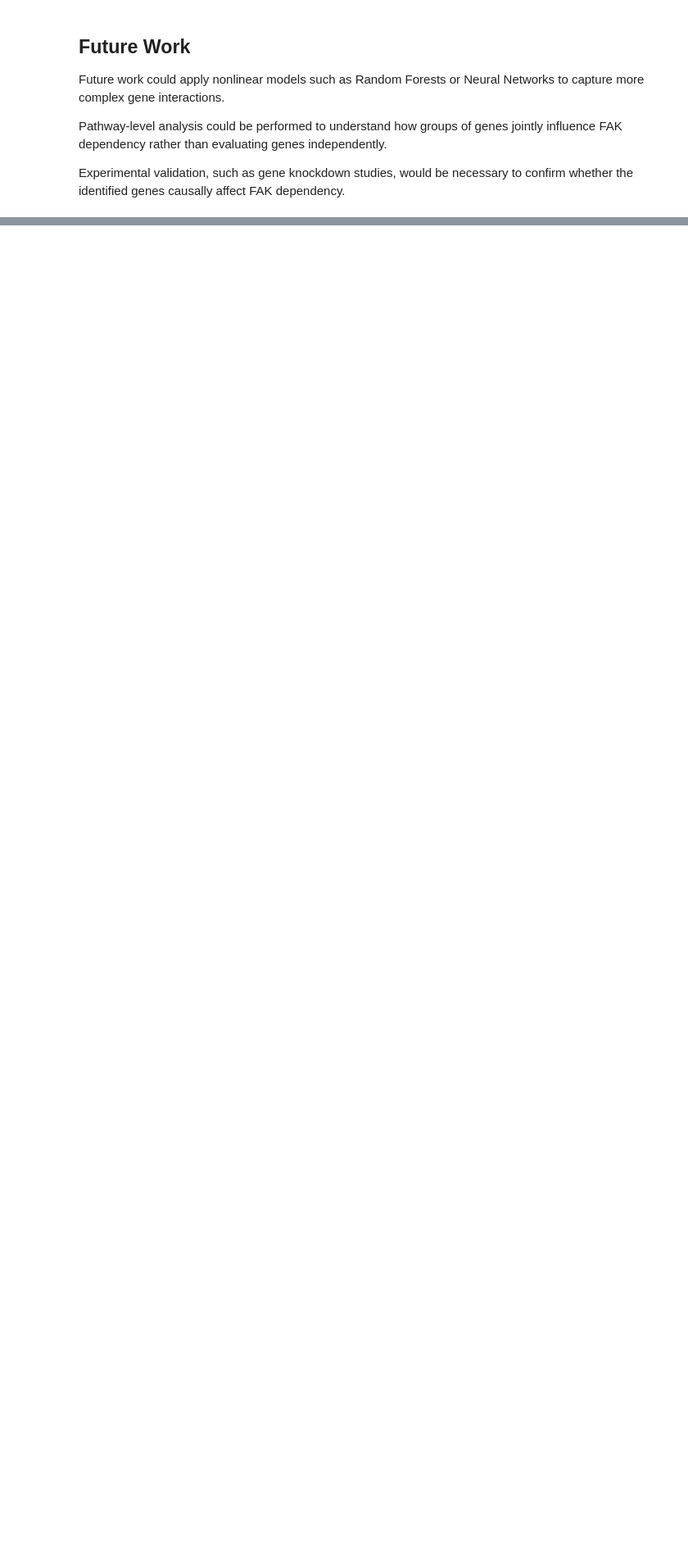
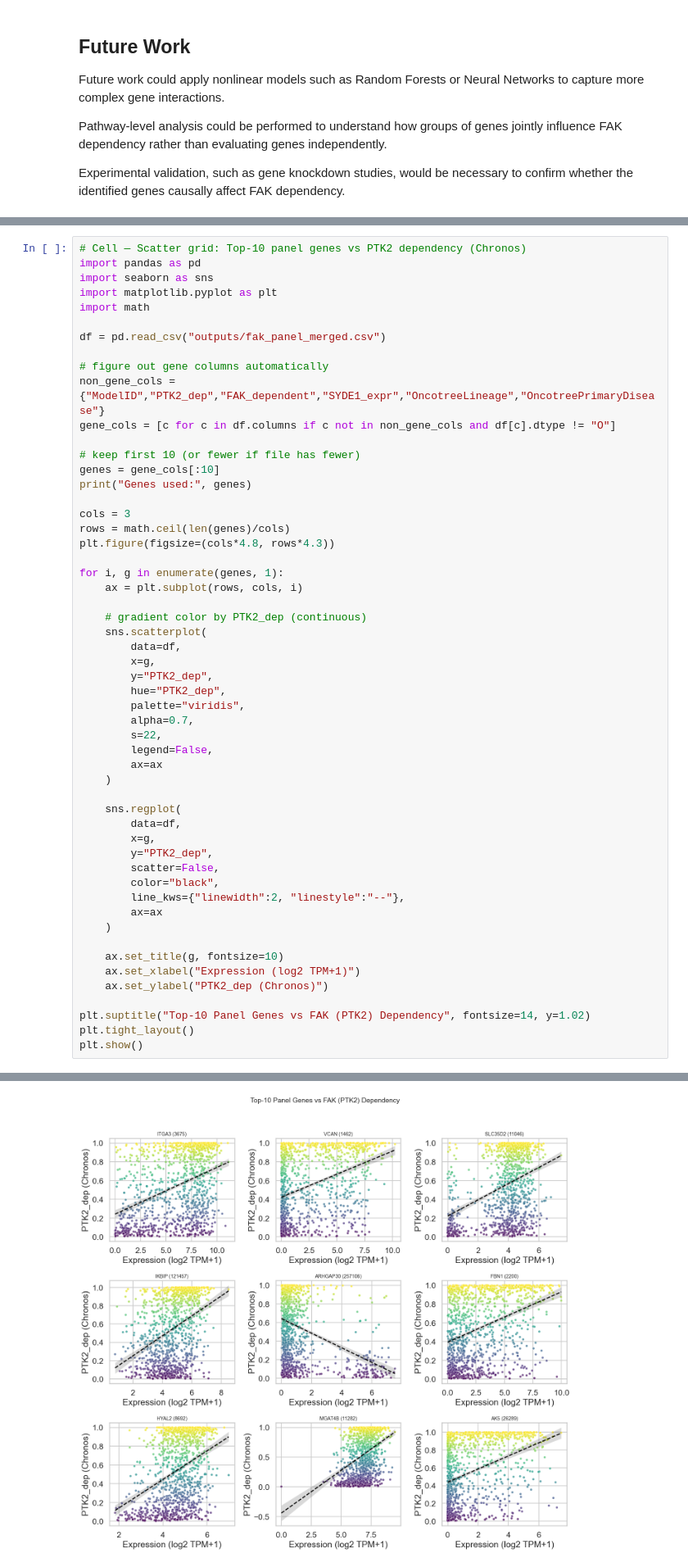
Before and after one commit to Boaisdawsome/SYDE1_FAK_project, a Jupyter notebook: everything.ipynb, the cells around one changed output, grey strips where cells are left out. Shown at 82% size. Drawn from its saved outputs; the diff is of its cells as text; blank space fills up the shorter version.

```diff
--- a/everything.ipynb
+++ b/everything.ipynb
@@ -1199,0 +1879,55 @@ Experimental validation, such as gene knockdown studies, would be necessary to c
+# %%
+# Cell — Scatter grid: Top-10 panel genes vs PTK2 dependency (Chronos)
+import pandas as pd
+import seaborn as sns
+import matplotlib.pyplot as plt
+import math
+
+df = pd.read_csv("outputs/fak_panel_merged.csv")
+
+# figure out gene columns automatically
+non_gene_cols = {"ModelID","PTK2_dep","FAK_dependent","SYDE1_expr","OncotreeLineage","OncotreePrimaryDisease"}
+gene_cols = [c for c in df.columns if c not in non_gene_cols and df[c].dtype != "O"]
+
+# keep first 10 (or fewer if file has fewer)
+genes = gene_cols[:10]
+print("Genes used:", genes)
+
+cols = 3
+rows = math.ceil(len(genes)/cols)
+plt.figure(figsize=(cols*4.8, rows*4.3))
+
+for i, g in enumerate(genes, 1):
+    ax = plt.subplot(rows, cols, i)
+
+    # gradient color by PTK2_dep (continuous)
+    sns.scatterplot(
+        data=df,
+        x=g,
+        y="PTK2_dep",
+        hue="PTK2_dep",
+        palette="viridis",
+        alpha=0.7,
+        s=22,
+        legend=False,
+        ax=ax
+    )
+
+    sns.regplot(
+        data=df,
+        x=g,
+        y="PTK2_dep",
+        scatter=False,
+        color="black",
+        line_kws={"linewidth":2, "linestyle":"--"},
+        ax=ax
+    )
+
+    ax.set_title(g, fontsize=10)
+    ax.set_xlabel("Expression (log2 TPM+1)")
+    ax.set_ylabel("PTK2_dep (Chronos)")
+
+plt.suptitle("Top-10 Panel Genes vs FAK (PTK2) Dependency", fontsize=14, y=1.02)
+plt.tight_layout()
+plt.show()
+# %% [output]
@@ -1199,0 +1935 @@ Experimental validation, such as gene knockdown studies, would be necessary to c
+[figure, added]
```
Also changed, not shown: parts of 41 cells of this notebook, 2 other files.
